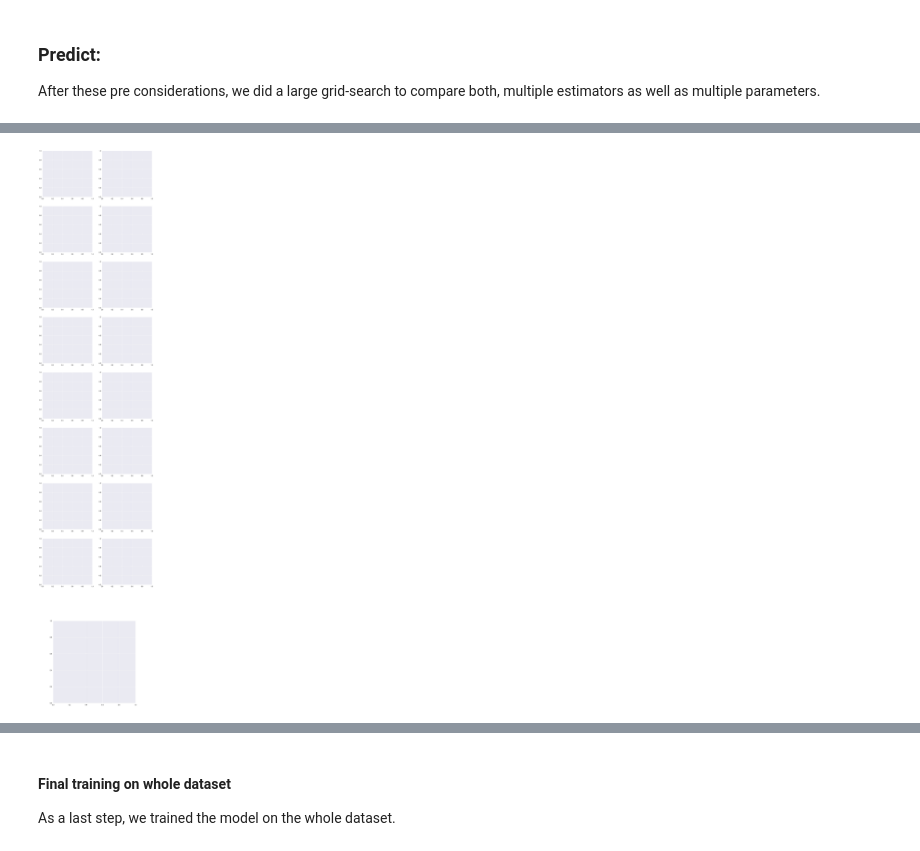
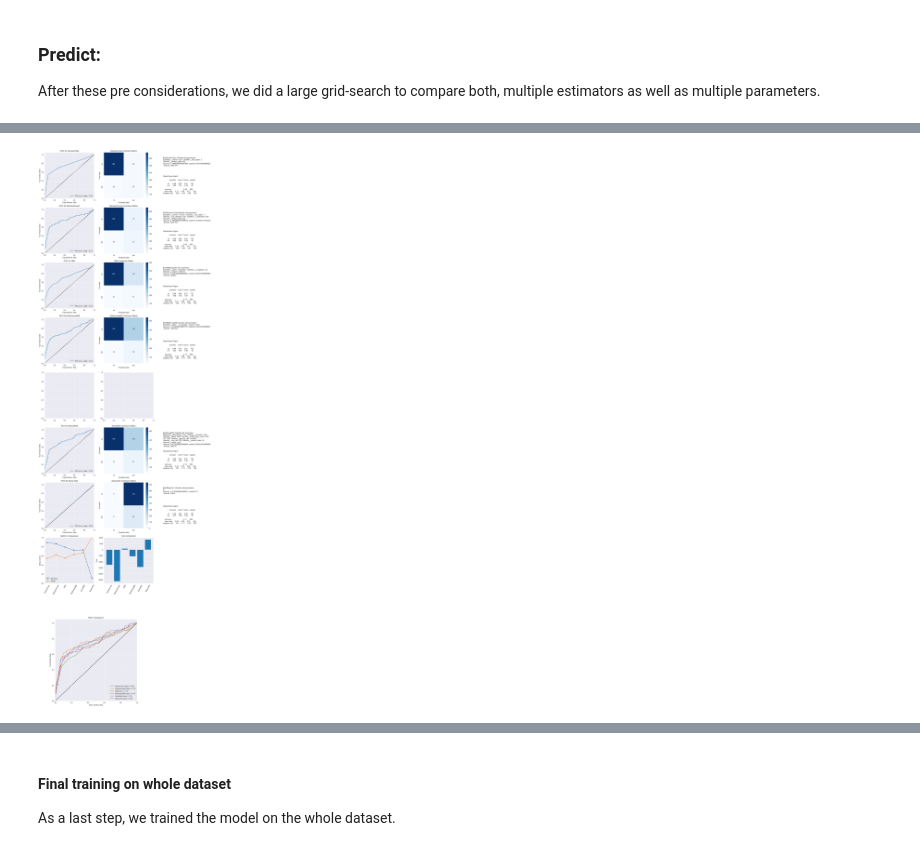
Before and after one commit to joscha-st/ibait_ml_g1, a Jupyter notebook: main_with_feature_selection.ipynb, the cells around one changed output, grey strips where cells are left out. Cells and saved outputs as stored; diff of their text form; code cells hidden in the pictures.

```diff
--- a/main_with_feature_selection.ipynb
+++ b/main_with_feature_selection.ipynb
@@ -220,61 +220,64 @@ bank_data_train, bank_data_test, bank_target_train, bank_target_test = train_tes
 
 # Loop over the classifiers
 for i, (name, pipeline, param_grid) in enumerate(classifiers):
-    # Grid search with parameter grid and cost function
-    grid_search = GridSearchCV(pipeline, param_grid, cv=10, scoring=scorer, n_jobs=-1)
-    grid_search.fit(bank_data_train, bank_target_train)
+    try:
+        # Grid search with parameter grid and cost function
+        grid_search = GridSearchCV(pipeline, param_grid, cv=10, scoring=scorer, n_jobs=-1)
+        grid_search.fit(bank_data_train, bank_target_train)
 
-    # Get the best model
-    best_model = grid_search.best_estimator_
+        # Get the best model
+        best_model = grid_search.best_estimator_
 
-    # Get the best parameters
-    best_param = grid_search.best_params_
+        # Get the best parameters
+        best_param = grid_search.best_params_
 
-    # Make predictions with the best model
-    prediction = best_model.predict(bank_data_test)
+        # Make predictions with the best model
+        prediction = best_model.predict(bank_data_test)
 
-    # ROC curve prep
-    # Calculate probabilities for the positive class
-    probs = best_model.predict_proba(bank_data_test)[:, 1]
+        # ROC curve prep
+        # Calculate probabilities for the positive class
+        probs = best_model.predict_proba(bank_data_test)[:, 1]
 
-    # Calculate the ROC
-    fpr, tpr, thresholds = roc_curve(bank_target_test, probs)
+        # Calculate the ROC
+        fpr, tpr, thresholds = roc_curve(bank_target_test, probs)
 
-    # Calculate the AUC
-    roc_auc = roc_auc_score(bank_target_test, probs)
+        # Calculate the AUC
+        roc_auc = roc_auc_score(bank_target_test, probs)
 
-    # Plot the ROC curve
-    axs[i, 0].plot(fpr, tpr, label='ROC curve (area = %0.2f)' % roc_auc)
-    axs[i, 0].plot([0, 1], [0, 1], 'k--')
-    axs[i, 0].set_xlim([0.0, 1.0])
-    axs[i, 0].set_ylim([0.0, 1.05])
-    axs[i, 0].set_xlabel('False Positive Rate')
-    axs[i, 0].set_ylabel('True Positive Rate')
-    axs[i, 0].set_title('ROC for {}'.format(name))
-    axs[i, 0].legend(loc="lower right")
-    #and add to sum roc plot
-    ax_r.plot(fpr, tpr, label= name + ' (area = %0.2f)' % roc_auc)
+        # Plot the ROC curve
+        axs[i, 0].plot(fpr, tpr, label='ROC curve (area = %0.2f)' % roc_auc)
+        axs[i, 0].plot([0, 1], [0, 1], 'k--')
+        axs[i, 0].set_xlim([0.0, 1.0])
+        axs[i, 0].set_ylim([0.0, 1.05])
+        axs[i, 0].set_xlabel('False Positive Rate')
+        axs[i, 0].set_ylabel('True Positive Rate')
+        axs[i, 0].set_title('ROC for {}'.format(name))
+        axs[i, 0].legend(loc="lower right")
+        #and add to sum roc plot
+        ax_r.plot(fpr, tpr, label= name + ' (area = %0.2f)' % roc_auc)
 
-    # Calculate acc, recall, cost
-    cm = confusion_matrix(bank_target_test, prediction)
-    acc = accuracy_score(bank_target_test, prediction)
-    recall = recall_score(bank_target_test, prediction) #yes recall
-    cost = cost_function(bank_target_test, prediction)
+        # Calculate acc, recall, cost
+        cm = confusion_matrix(bank_target_test, prediction)
+        acc = accuracy_score(bank_target_test, prediction)
+        recall = recall_score(bank_target_test, prediction) #yes recall
+        cost = cost_function(bank_target_test, prediction)
 
-    # Append them to list
-    names.append(name)
-    accuracies.append(acc)
-    costs.append(cost)
-    recalls.append(recall)
+        # Append them to list
+        names.append(name)
+        accuracies.append(acc)
+        costs.append(cost)
+        recalls.append(recall)
 
-    # Plot Confusion Matrix for each classifier
-    sns.heatmap(cm, annot=True, fmt='d', cmap='Blues', ax=axs[i, 1], xticklabels=label_names, yticklabels=label_names)
-    axs[i, 1].set_title('{} Confusion Matrix'.format(name))
-    axs[i, 1].set_xlabel('Predicted label')
-    axs[i, 1].set_ylabel('True label')
+        # Plot Confusion Matrix for each classifier
+        sns.heatmap(cm, annot=True, fmt='d', cmap='Blues', ax=axs[i, 1], xticklabels=label_names, yticklabels=label_names)
+        axs[i, 1].set_title('{} Confusion Matrix'.format(name))
+        axs[i, 1].set_xlabel('Predicted label')
+        axs[i, 1].set_ylabel('True label')
 
-    axs[i, 1].text(1.5, 0.9, "Best {} Classifier with parameters\n".format(name) + textwrap.fill(str(best_param), width=70) + ": \nAccuracy of {}, recall of {} \n and cost {}".format(acc, recall, cost), horizontalalignment='left', verticalalignment='top', transform=axs[i, 1].transAxes, fontsize=10, bbox=dict(facecolor='white', alpha=0.5))
-    axs[i, 1].text(1.5, 0.5, "Classification Report:\n\n{}".format(classification_report(bank_target_test, prediction, target_names=label_names, zero_division=0), width=70), horizontalalignment='left', verticalalignment='top', transform=axs[i, 1].transAxes, fontsize=10, bbox=dict(facecolor='white', alpha=0.5))
+        axs[i, 1].text(1.5, 0.9, "Best {} Classifier with parameters\n".format(name) + textwrap.fill(str(best_param), width=70) + ": \nAccuracy of {}, recall of {} \n and cost {}".format(acc, recall, cost), horizontalalignment='left', verticalalignment='top', transform=axs[i, 1].transAxes, fontsize=10, bbox=dict(facecolor='white', alpha=0.5))
+        axs[i, 1].text(1.5, 0.5, "Classification Report:\n\n{}".format(classification_report(bank_target_test, prediction, target_names=label_names, zero_division=0), width=70), horizontalalignment='left', verticalalignment='top', transform=axs[i, 1].transAxes, fontsize=10, bbox=dict(facecolor='white', alpha=0.5))
+    except Exception as e:
+        continue
 
 
 # Plotting comparison
@@ -309,2 +311,2 @@ AttributeError: 'DataFrame' object has no attribute 'toArray'
-[figure, old version]
+[figure, new version]
 # %%
```
Also changed, not shown: parts of 12 cells of this notebook, 1 other file.
